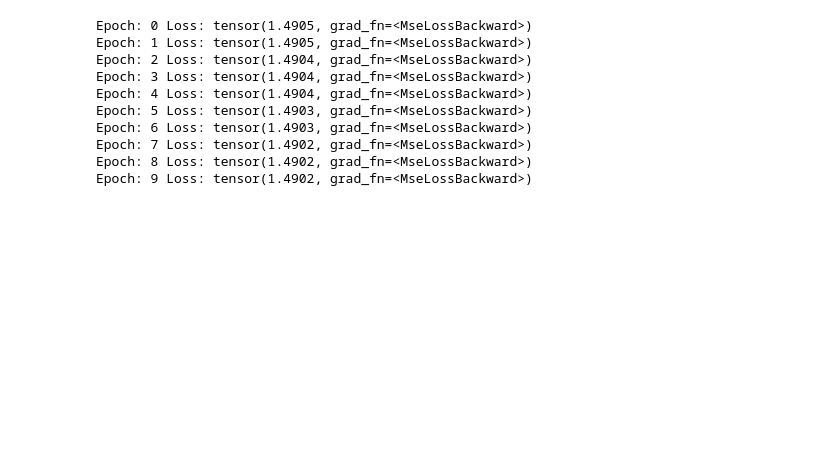
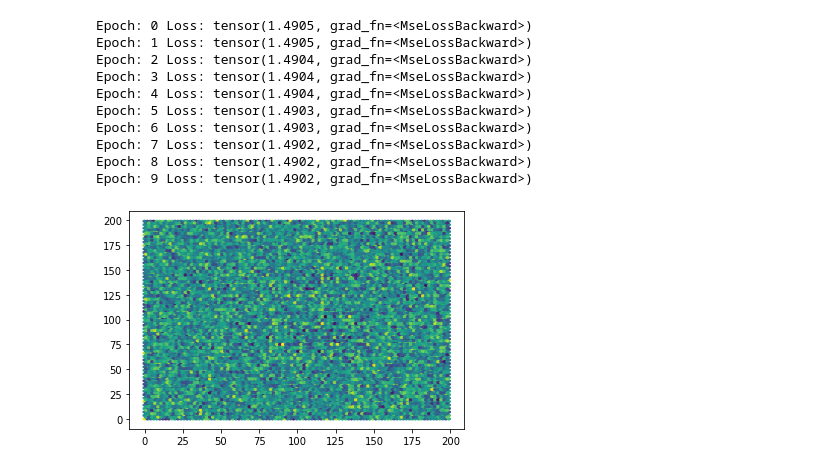
Before and after one commit to Nairaceorex/3d_net, a Jupyter notebook: Net.ipynb, the cells around one changed output. Drawn from its saved outputs; the diff is of its cells as text; code cells hidden in the pictures; blank space fills up the shorter version.

```diff
--- a/Net.ipynb
+++ b/Net.ipynb
@@ -35,3 +35,22 @@ Epoch: 6 Loss: tensor(1.4903, grad_fn=<MseLossBackward>)
 Epoch: 7 Loss: tensor(1.4902, grad_fn=<MseLossBackward>)
 Epoch: 8 Loss: tensor(1.4902, grad_fn=<MseLossBackward>)
 Epoch: 9 Loss: tensor(1.4902, grad_fn=<MseLossBackward>)
+# %%
+import numpy as np
+import  matplotlib.pyplot as plt
+
+def generate_x_y(prob_map):
+    s = prob_map.shape
+    x, y = np.meshgrid(np.arange(s[0]), np.arange(s[1]))
+    return x.ravel(), y.ravel()
+
+def heatmap(prob_map):
+    x, y = generate_x_y(prob_map)
+    plt.figure()
+    plt.hexbin(x, y, C=prob_map.ravel())
+
+probs = np.random.rand(200, 200)
+heatmap(probs)
+plt.show()
+# %% [output]
+[figure, added]
```
Also changed, not shown: 1 other file.
